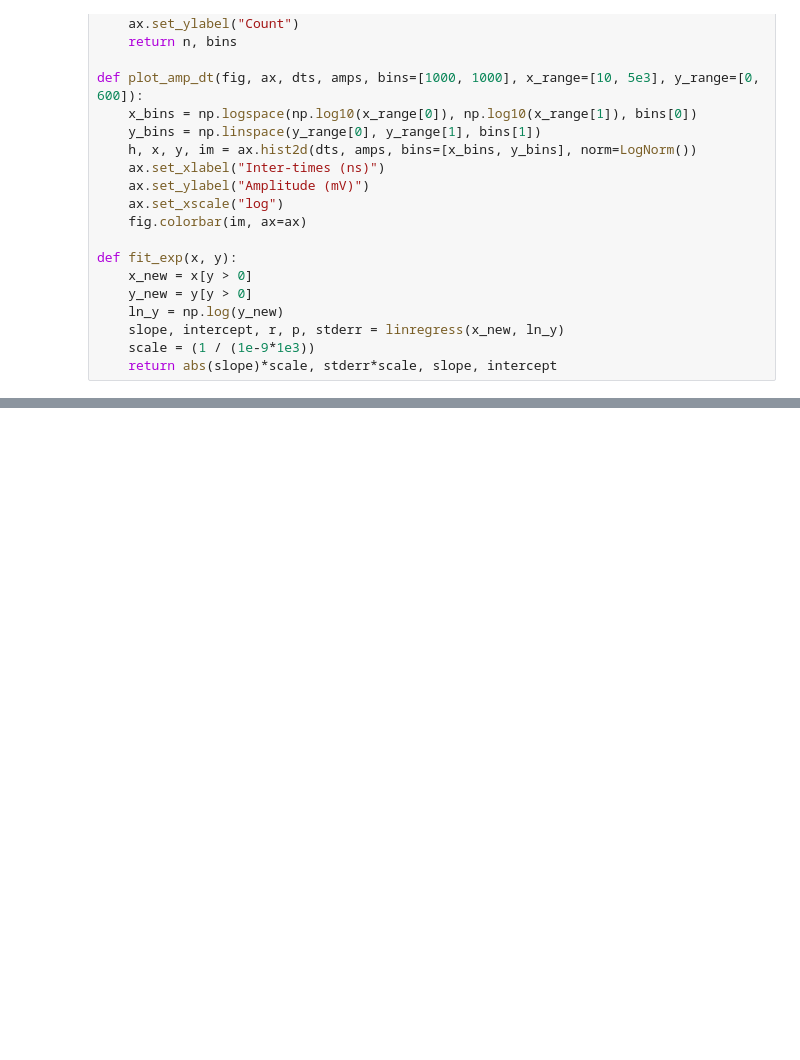
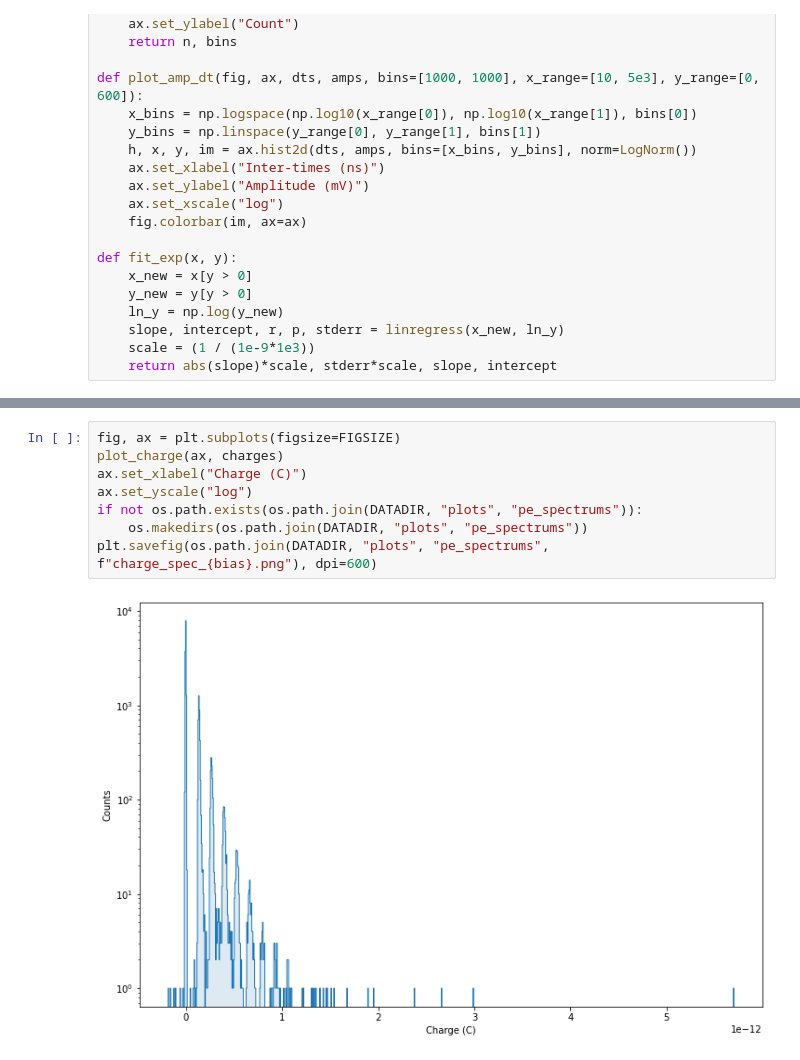
Before and after one commit to nickruof/SiPMStudio, a Jupyter notebook: SiPMStudio/examples/dark_analysis.ipynb, the cells around one changed output, grey strips where cells are left out. Cells and saved outputs as stored; diff of their text form; blank space fills up the shorter version.

```diff
--- a/SiPMStudio/examples/dark_analysis.ipynb
+++ b/SiPMStudio/examples/dark_analysis.ipynb
@@ -90 +99,11 @@ Canvas(toolbar=Toolbar(toolitems=[('Home', 'Reset original view', 'home', 'home'
+# %%
+fig, ax = plt.subplots(figsize=FIGSIZE)
+plot_charge(ax, charges)
+ax.set_xlabel("Charge (C)")
+ax.set_yscale("log")
+if not os.path.exists(os.path.join(DATADIR, "plots", "pe_spectrums")):
+    os.makedirs(os.path.join(DATADIR, "plots", "pe_spectrums"))
+plt.savefig(os.path.join(DATADIR, "plots", "pe_spectrums", f"charge_spec_{bias}.png"), dpi=600)
+# %% [output]
+[figure, added]
 # %%
```
Also changed, not shown: parts of 21 cells of this notebook, 1 other file.
